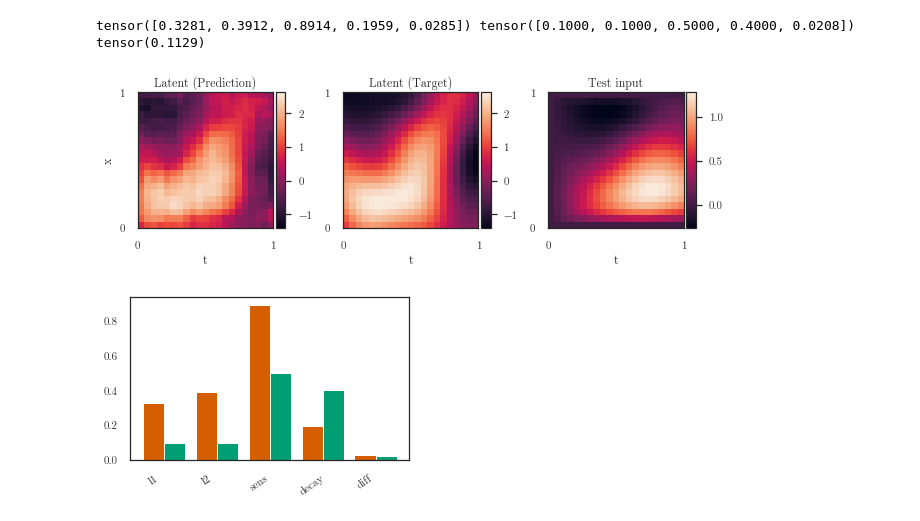
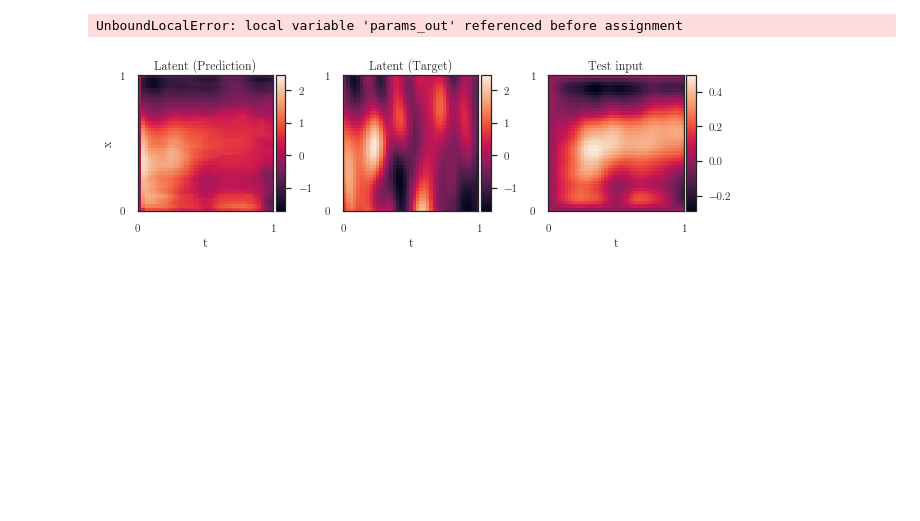
Before and after one commit to mossjacob/alfi, a Jupyter notebook: docs/notebooks/nn/lfo_2d_rnn.ipynb, the cells around one changed output. Cells and saved outputs as stored; diff of their text form; code cells hidden in the pictures; blank space fills up the shorter version.

```diff
--- a/docs/notebooks/nn/lfo_2d_rnn.ipynb
+++ b/docs/notebooks/nn/lfo_2d_rnn.ipynb
@@ -101,5 +101,6 @@ torch.Size([41, 3])
 # %%
 x, y, p = next(iter(train_loader))
-print(x[0])
-model(x).shape
+print(x[0].shape)
+a = model(x)
+plt.imshow(a[0, ..., 0].detach())
 # %% [output]
@@ -124,7 +109,0 @@ torch.Size([50, 41, 2])
-# %%
-state_dict = torch.load('../nn/saved_model1505.pt')
-model = NeuralOperator(block_dim, in_channels, 1, modes, width, num_layers=4)
-print(model.count_params())
-model.load_state_dict(state_dict)
-optimizer = torch.optim.Adam(model.parameters(), lr=learning_rate, weight_decay=1e-4)
-trainer = NeuralOperatorTrainer(model, [optimizer], train_loader, test_loader)
@@ -146,7 +127,16 @@ Epoch 020/020 - Loss: 0.31 (0.79 0.22 0.37 0.01 0.06)
 # %%
+from torch.nn.functional import softplus
+from torch.distributions import Normal
 def show_result(model, loader, plot_uncertainty=False, plotter=None, index=0):
     x, y, params = next(iter(loader))
-    p_y_pred, params_out = model.predict_f(x)
+    y_pred = model(x)
+    # p_y_pred = model.predict_f(x)
+    if model.params:
+        p_y_pred, params_out = y_pred
+    p_y_mean = y_pred[..., 0]
+    p_y_var = softplus(y_pred[..., 1])
+    p_y_pred = Normal(p_y_mean, p_y_var)
+
     mean = p_y_pred.mean[index]
     std  = p_y_pred.variance.sqrt()[index]
     num_t = x.shape[1]
@@ -189,14 +179,13 @@ def show_result(model, loader, plot_uncertainty=False, plotter=None, index=0):
     # print(y.shape, f_mean_test.shape)
     # print(smse(y_target, f_mean_test).shape)
 # %%
+model.num_outputs = 1
 plotter = Plotter2d(model, np.array(['']))
 
 show_result(model, test_loader, plotter=plotter)
 # %% [output]
-tensor([0.3281, 0.3912, 0.8914, 0.1959, 0.0285]) tensor([0.1000, 0.1000, 0.5000, 0.4000, 0.0208])
-tensor(0.1129)
+UnboundLocalError: local variable 'params_out' referenced before assignment
-[figure, old version]
+[figure, new version]
-[figure, removed]
 # %%
 i = 10
 show_result(model, subsampled_loader, plotter=plotter, index=i)
```
Also changed, not shown: parts of 14 cells of this notebook, 1 other file.
